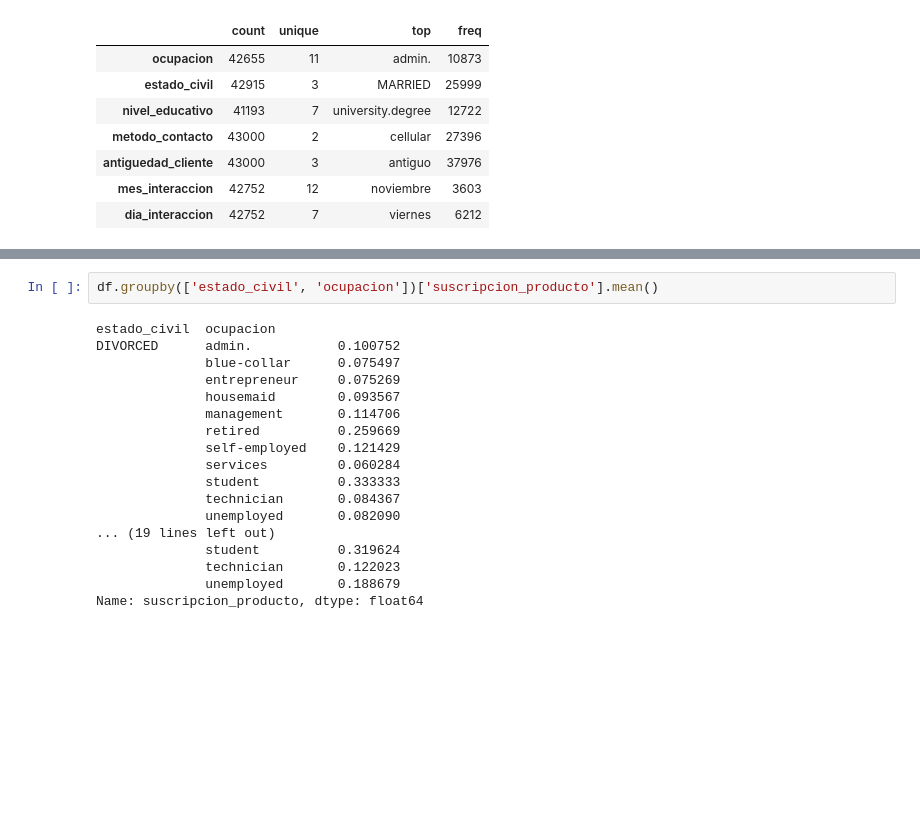
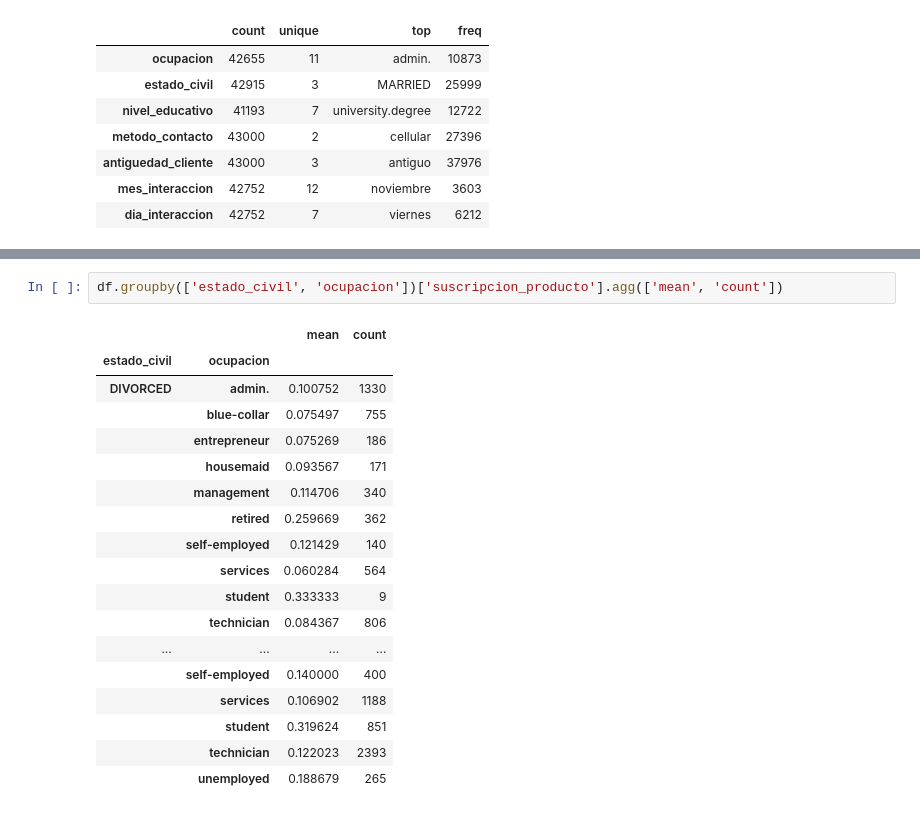
Before and after one commit to Antonio28863/Proyecto_EDA, a Jupyter notebook: Notebook/02_Análisis.ipynb, the cells around one changed output, grey strips where cells are left out. Drawn from its saved outputs; the diff is of its cells as text; blank space fills up the shorter version.

```diff
--- a/Notebook/02_Análisis.ipynb
+++ b/Notebook/02_Análisis.ipynb
@@ -176,20 +178,21 @@ Name: suscripcion_producto, dtype: float64
 # %%
-df.groupby(['estado_civil', 'ocupacion'])['suscripcion_producto'].mean()
+df.groupby(['estado_civil', 'ocupacion'])['suscripcion_producto'].agg(['mean', 'count'])
 # %% [output]
-estado_civil  ocupacion
-DIVORCED      admin.           0.100752
-              blue-collar      0.075497
-              entrepreneur     0.075269
-              housemaid        0.093567
-              management       0.114706
-              retired          0.259669
-              self-employed    0.121429
-              services         0.060284
-              student          0.333333
-              technician       0.084367
-              unemployed       0.082090
-... (19 lines left out)
-              student          0.319624
-              technician       0.122023
-              unemployed       0.188679
-Name: suscripcion_producto, dtype: float64
+|  |  | mean | count |
+| estado_civil | ocupacion |  |  |
+| DIVORCED | admin. | 0.100752 | 1330 |
+|  | blue-collar | 0.075497 | 755 |
+|  | entrepreneur | 0.075269 | 186 |
+|  | housemaid | 0.093567 | 171 |
+|  | management | 0.114706 | 340 |
+|  | retired | 0.259669 | 362 |
+|  | self-employed | 0.121429 | 140 |
+|  | services | 0.060284 | 564 |
+|  | student | 0.333333 | 9 |
+|  | technician | 0.084367 | 806 |
+| ... | ... | ... | ... |
+|  | self-employed | 0.140000 | 400 |
+|  | services | 0.106902 | 1188 |
+|  | student | 0.319624 | 851 |
+|  | technician | 0.122023 | 2393 |
+|  | unemployed | 0.188679 | 265 |
```
Also changed, not shown: parts of 11 cells of this notebook, 1 other file.
